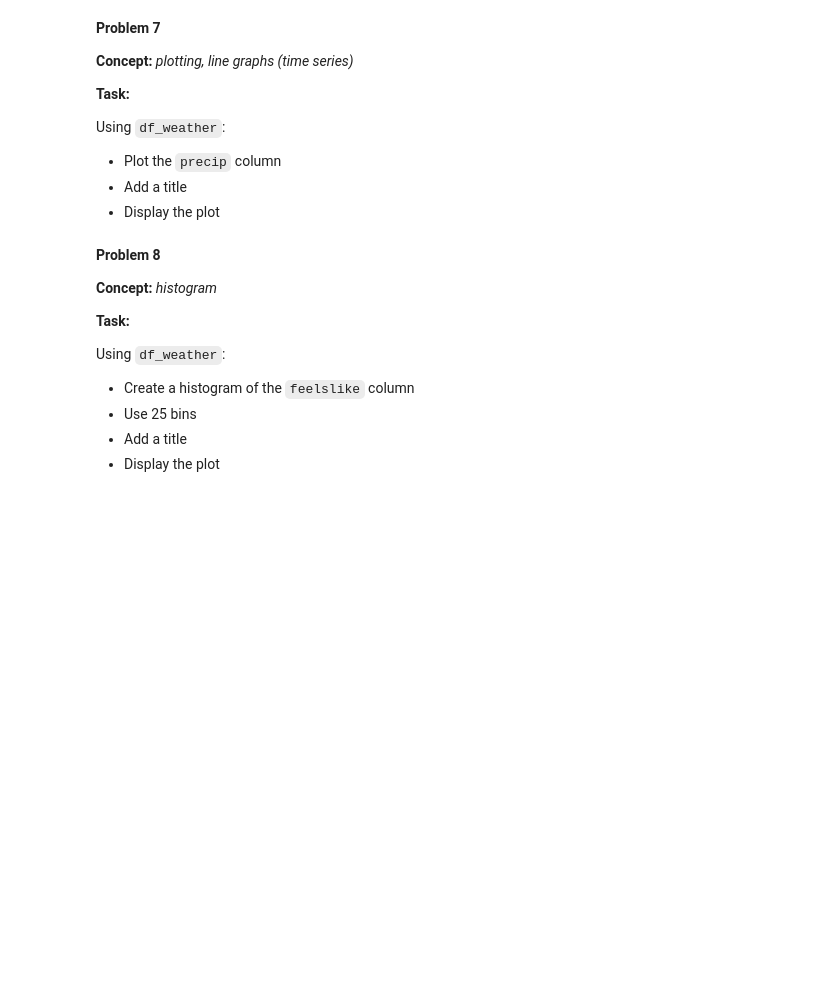
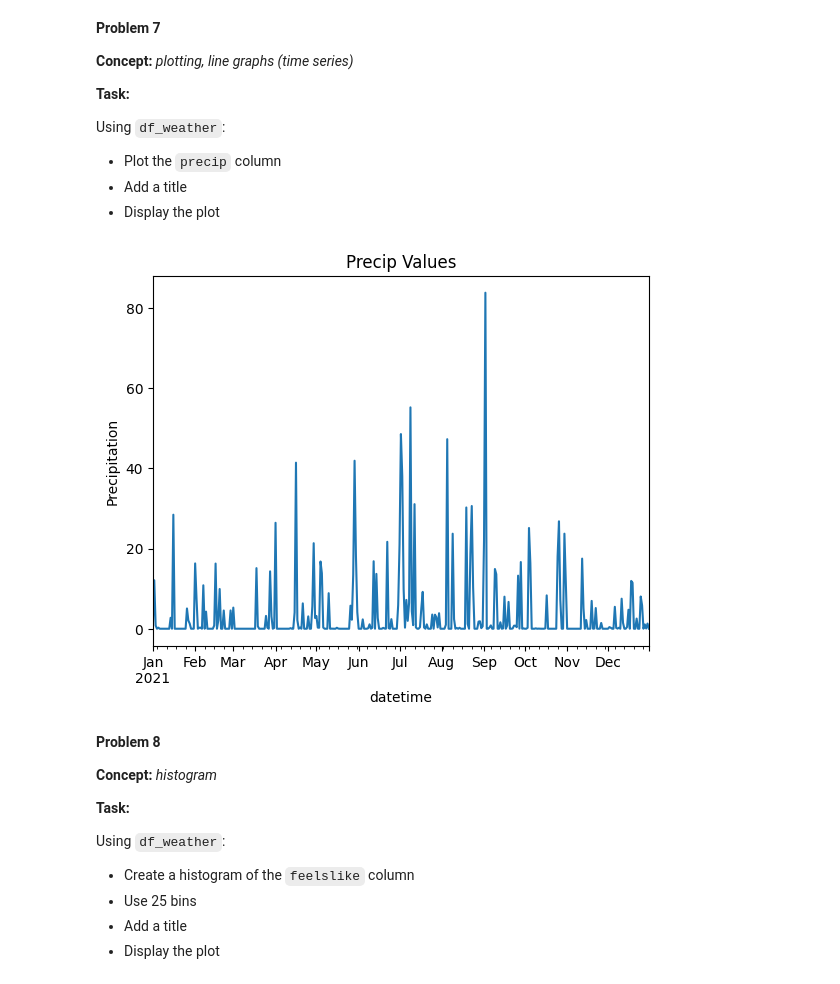
Before and after one commit to kamila-kydykova/homework, a Jupyter notebook: week-10/homework.ipynb, the cells around one changed output. Cells and saved outputs as stored; diff of their text form; code cells hidden in the pictures; blank space fills up the shorter version.

```diff
--- a/week-10/homework.ipynb
+++ b/week-10/homework.ipynb
@@ -306,3 +389,15 @@ Using `df_weather`:
+# %%
+# Your Solution
+
+df_weather['precip'].plot()
+
+plt.title("Precip Values")
+
+plt.ylabel("Precipitation")
+
+plt.show()
+# %% [output]
+[figure, added]
 # %% [markdown]
 **Problem 8**
 
```
Also changed, not shown: parts of 13 cells of this notebook.
